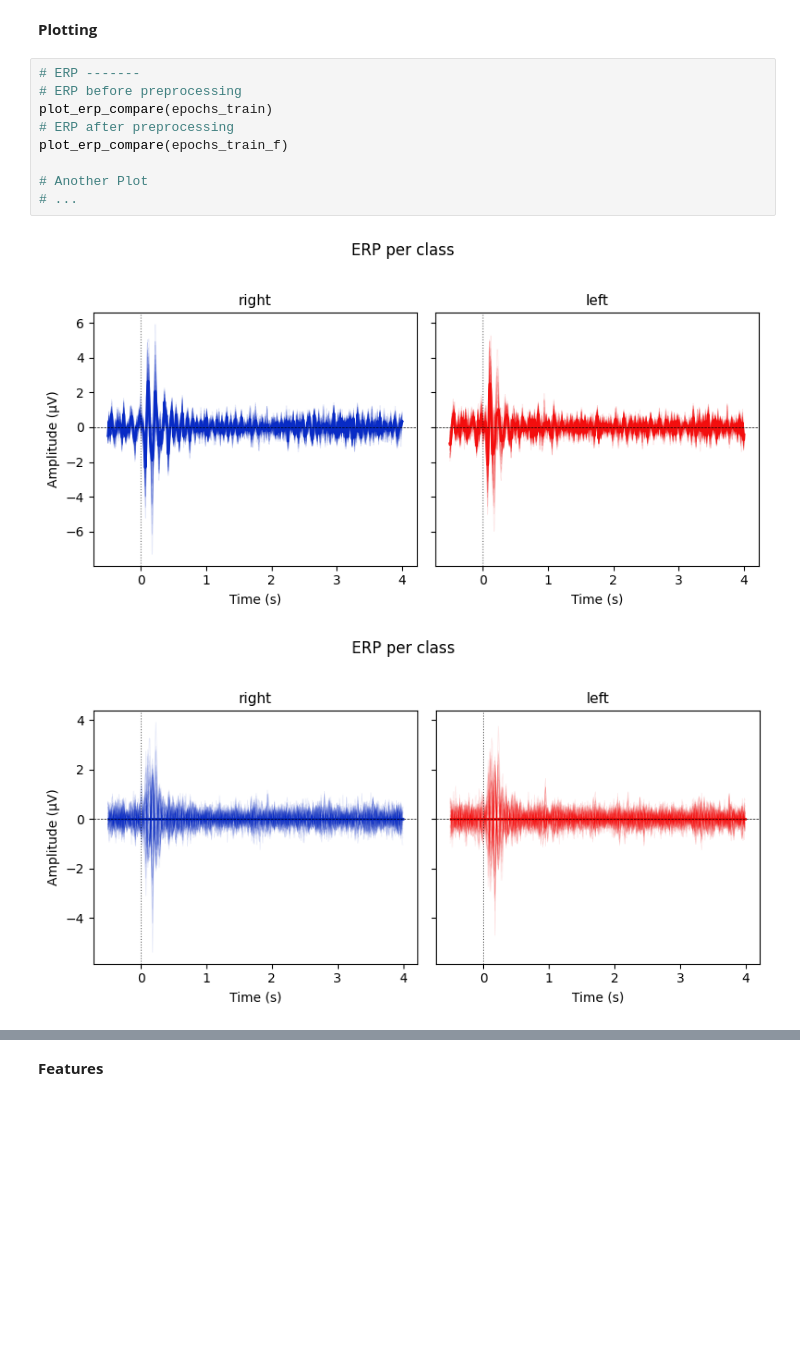
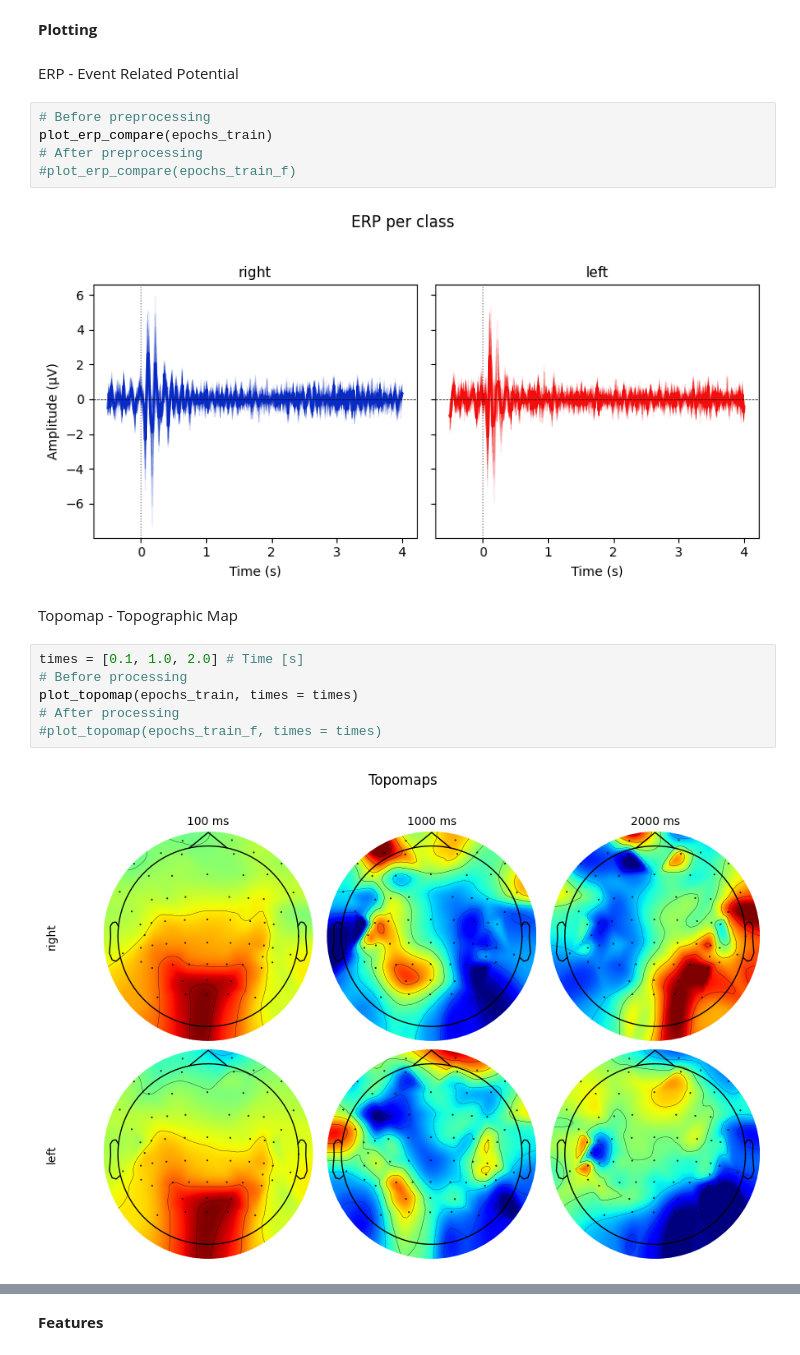
Before and after one commit to CPqD/eeg-decoding-framework, a Jupyter notebook: main.ipynb, the cells around one changed output, grey strips where cells are left out. Saved outputs shown, nothing was run; the diff lists cells and outputs as text; blank space fills up the shorter version.

Commit message:
Adding additional plotting funcs

```diff
--- a/main.ipynb
+++ b/main.ipynb
@@ -62,15 +62,22 @@ epochs_test_f  = pipe_preprocessing.transform(epochs_test)
 [Pipeline] applying → rs
 # %% [markdown]
 **Plotting**
+# %% [markdown]
+ERP - Event Related Potential
 # %%
-# ERP -------
-# ERP before preprocessing
+# Before preprocessing
 plot_erp_compare(epochs_train)
-# ERP after preprocessing
-plot_erp_compare(epochs_train_f)
-
-# Another Plot
-# ...
+# After preprocessing
+#plot_erp_compare(epochs_train_f)
 # %% [output]
 [figure]
-[figure, removed]
+# %% [markdown]
+Topomap - Topographic Map
+# %%
+times = [0.1, 1.0, 2.0] # Time [s]
+# Before processing
+plot_topomap(epochs_train, times = times)
+# After processing
+#plot_topomap(epochs_train_f, times = times)
+# %% [output]
+[figure, added]
```
Also changed, not shown: parts of 6 cells of this notebook, 2 other files.
